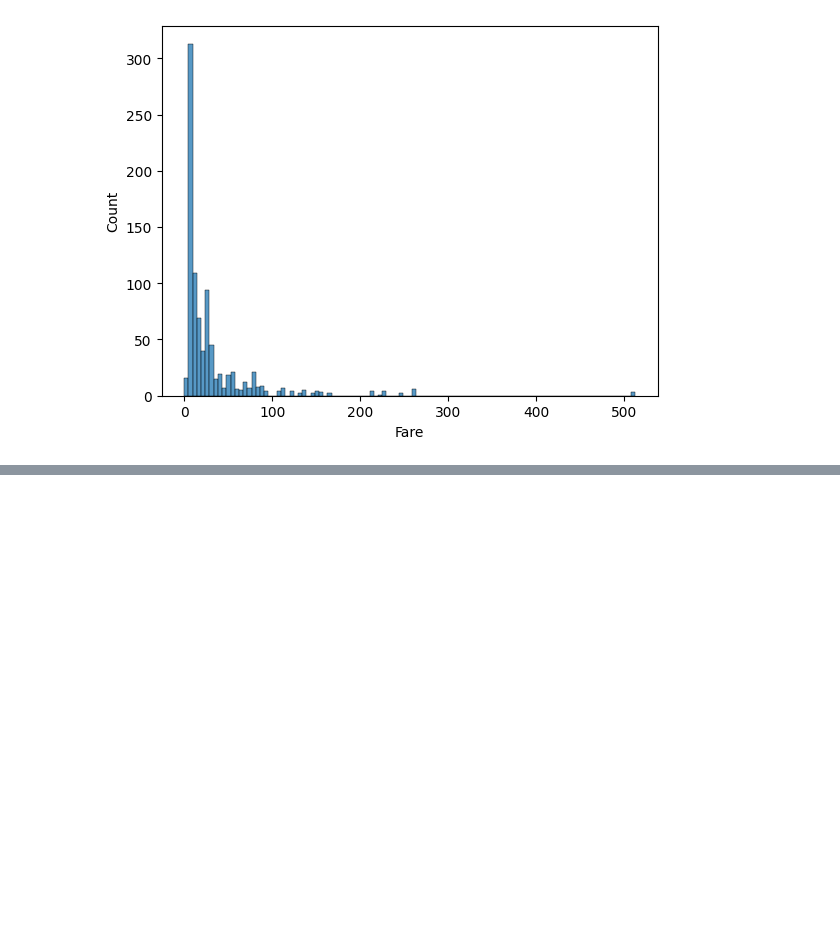
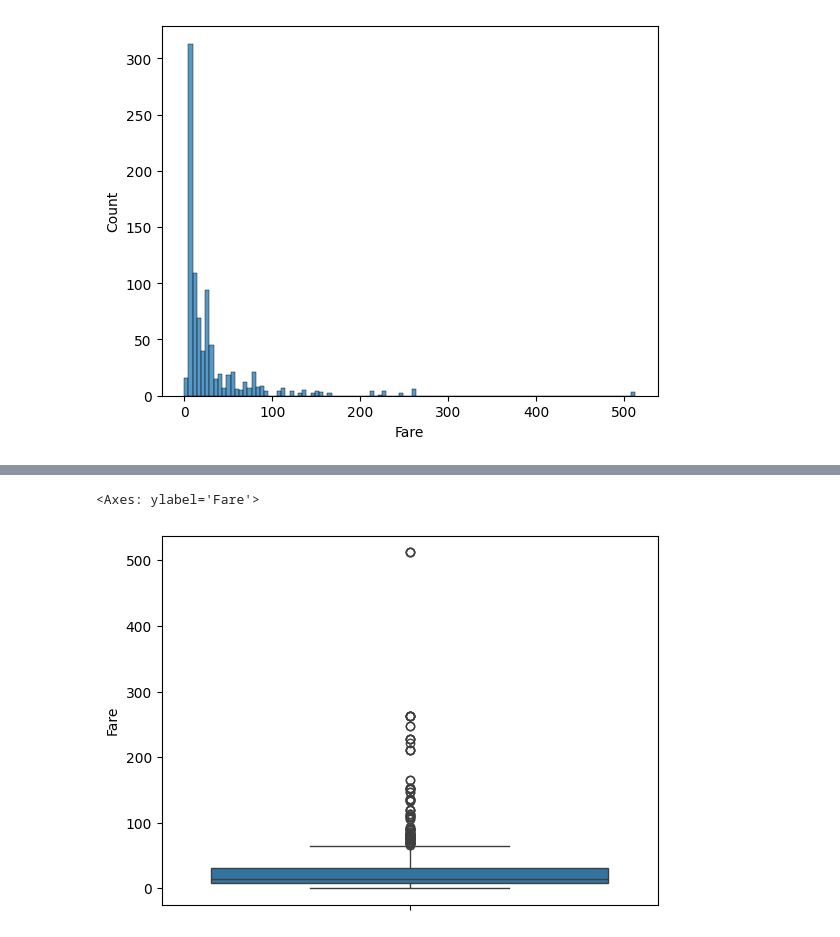
Before and after one commit to pbarizza/ML-course-2025, a Jupyter notebook: lesson03.ipynb, the cells around one changed output, grey strips where cells are left out. Saved outputs shown, nothing was run; the diff lists cells and outputs as text; code cells hidden in the pictures; blank space fills up the shorter version.

```diff
--- a/lesson03.ipynb
+++ b/lesson03.ipynb
@@ -142,0 +141,5 @@ sns.histplot(df_train['Fare'])
+# %%
+sns.boxplot(df_train['Fare'])
+# %% [output]
+<Axes: ylabel='Fare'>
+[figure, added]
```
Also changed, not shown: parts of 14 cells of this notebook.
